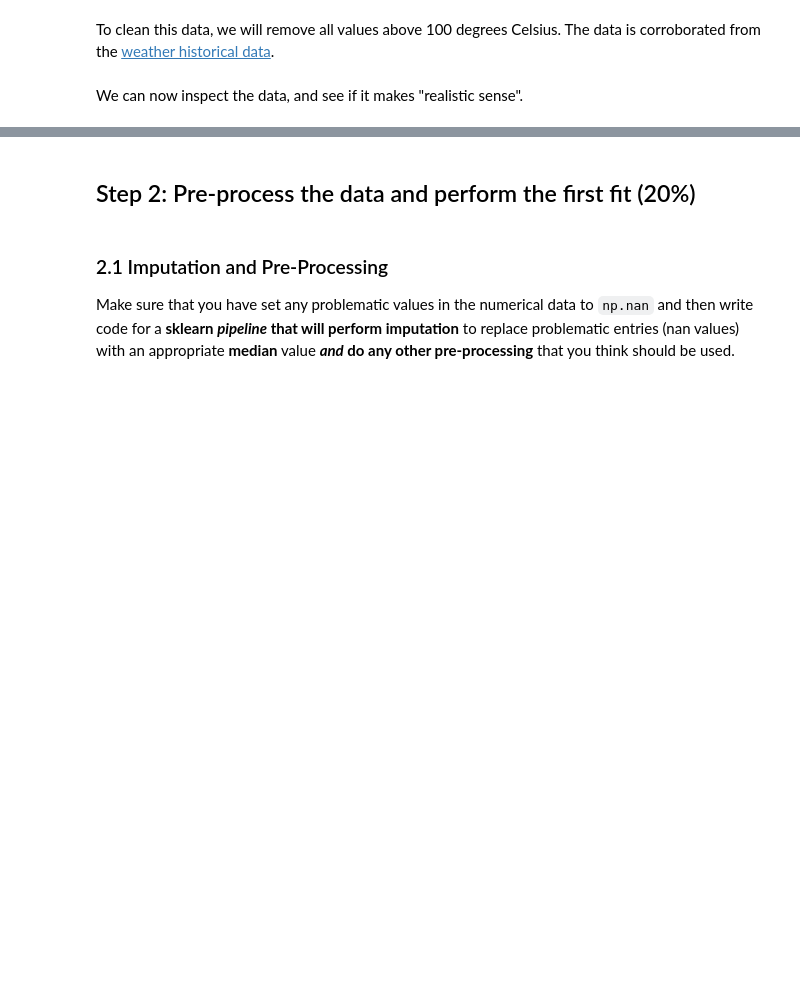
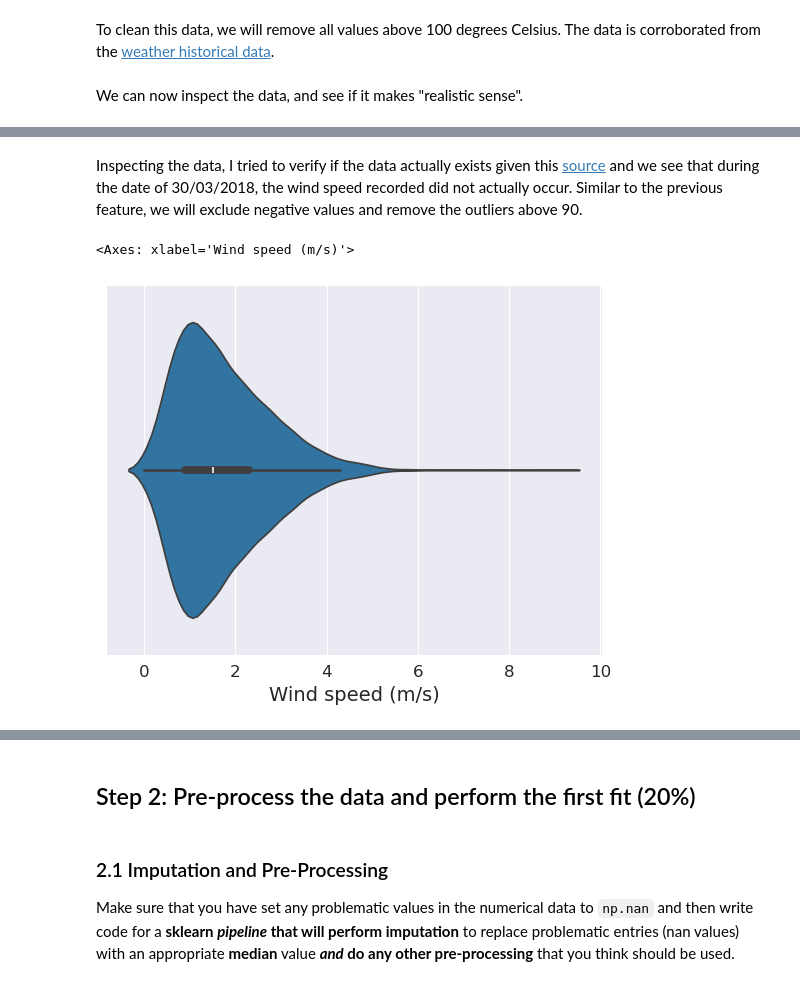
Before and after one commit to nicoataiza/CS7317-2024, a Jupyter notebook: Assignment 1/A1-template-2024.ipynb, the cells around one changed output, grey strips where cells are left out. Cells and saved outputs as stored; diff of their text form; code cells hidden in the pictures; blank space fills up the shorter version.

```diff
--- a/Assignment 1/A1-template-2024.ipynb
+++ b/Assignment 1/A1-template-2024.ipynb
@@ -353,0 +398,8 @@ sns.violinplot(data=df, x="Temperature (C)")
+# %% [markdown]
+Inspecting the data, I tried to verify if the data actually exists given this [source](https://www.timeanddate.com/weather/south-korea/seoul/historic?month=3&year=2018) and we see that during the date of 30/03/2018, the wind speed recorded did not actually occur. Similar to the previous feature, we will exclude negative values and remove the outliers above 90.
+# %%
+df = df[(0 <= df["Wind speed (m/s)"]) & (df["Wind speed (m/s)"] <= 90)]
+sns.violinplot(data=df, x="Wind speed (m/s)")
+# %% [output]
+<Axes: xlabel='Wind speed (m/s)'>
+[figure, added]
```
Also changed, not shown: parts of 37 cells of this notebook.
